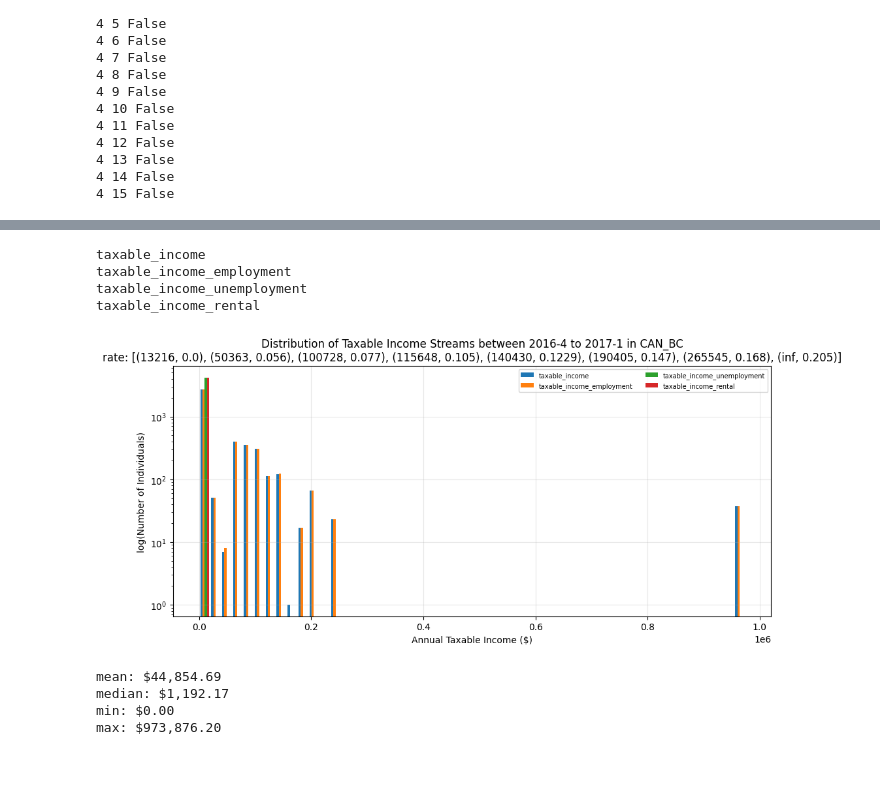
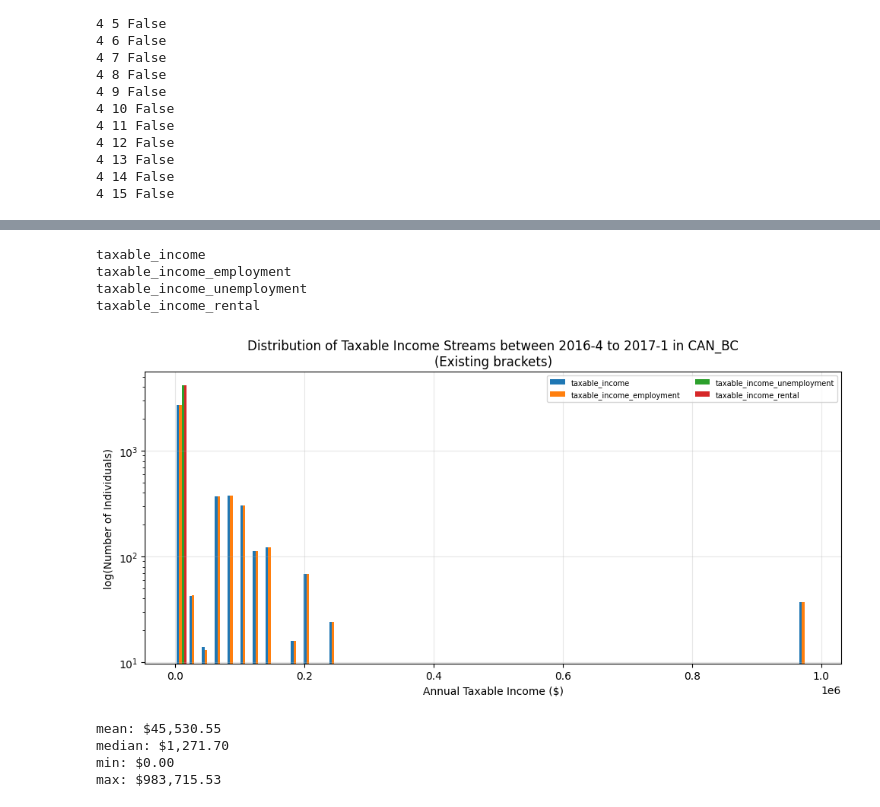
Before and after one commit to bcgov/macroabm-ca, a Jupyter notebook: scenarios/pit_basic_multiseed.ipynb, the cells around one changed output, grey strips where cells are left out. Drawn from its saved outputs; the diff is of its cells as text; code cells hidden in the pictures; blank space fills up the shorter version.

Commit message:
Notebook completed multisee update to visualizations

```diff
--- a/scenarios/pit_basic_multiseed.ipynb
+++ b/scenarios/pit_basic_multiseed.ipynb
@@ -1727,7 +1989,7 @@ for i in range(n_items):
                 temp = np.mean(data_seeds, axis=0)
                 i_anchor = 3
                 offset = 1.1
-                axis[i].text(ts_time[i_anchor], temp[i_anchor]*offset, info, fontsize=10, color='k')
+                axis[i].text(ts_time[i_anchor], temp[i_anchor]*offset, info, fontsize=10, color='grey')
 
     last_index = variable_str[i].rfind('/')
     subtitle = (variable_str[i][last_index + 1:])
@@ -2623,9 +2979,13 @@ unemployment_rate
 import matplotlib.pyplot as plt
 import datetime
 
-SCENARIO = "scenario_1"
-OUTPUT_FILENAME  = "results_" + SCENARIO + ".h5"
+j = 0
+k = 0
+SCENARIO = "scenario_" + str(j+1)
+SEED = "_seed_" + str(seeds[k])
+OUTPUT_FILENAME  = "results_" + SCENARIO + SEED + ".h5"
 H5_FILE = OUTPUT_DIRECTORY / OUTPUT_FILENAME
+
 PROVINCE_LABELS = {
     "CAN_AB": "Alberta",      "CAN_BC": "British Columbia", "CAN_MB": "Manitoba",
     "CAN_NB": "New Brunswick","CAN_NL": "Newfoundland",     "CAN_NS": "Nova Scotia",
@@ -2671,39 +3031,39 @@ with h5py.File(H5_FILE, "r") as f:
     ax.hist([annual_data[0], annual_data[1], annual_data[2], annual_data[3]],
             bins=50,
             # color=['blue', 'red', 'green', 'orange'],
             label=[variable_str[0], variable_str[1], variable_str[2], variable_str[3]]
             )
 
 ax.set_title(
     f"Distribution of Taxable Income Streams between {ts_time[1 + (0 + year*4)]} to {ts_time[1 + (3 + year*4)]} in {region}"
-    + f"\nrate: {tax_policy[0].get_rate()}"
+    + f"\n({scenario_labels[j]})"
     )
 ax.set_xlabel("Annual Taxable Income ($)")
 ax.set_ylabel("log(Number of Individuals)")
 
 ax.set_yscale('log')
 ax.legend(fontsize=7, ncol=2)
 ax.grid(True, alpha=0.3)
 plt.tight_layout()
 FILENAME = str(datetime.date.today()) + "_Seeds" + "_G_taxable_income_histogram_" + SCENARIO + ".png"
 plt.savefig(OUTPUT_DIRECTORY / FILENAME, dpi=120)
 plt.show()
 
 # Metrics
 print(f"mean: ${np.mean(annual_data[0]):,.2f}")
 print(f"median: ${np.median(annual_data[0]):,.2f}")      # why is median 0?
 print(f"min: ${np.min(annual_data[0]):,.2f}")
 print(f"max: ${np.max(annual_data[0]):,.2f}")
 # %% [output]
 taxable_income
 taxable_income_employment
 taxable_income_unemployment
 taxable_income_rental
-[figure, old version]
+[figure, new version]
-mean: $44,854.69
-median: $1,192.17
+mean: $45,530.55
+median: $1,271.70
 min: $0.00
-max: $973,876.20
+max: $983,715.53
 # %%
 ### plot ALL employmee income histograms over time - SIMPLIFIED compare scenarios
 
```
Also changed, not shown: parts of 19 cells of this notebook.
